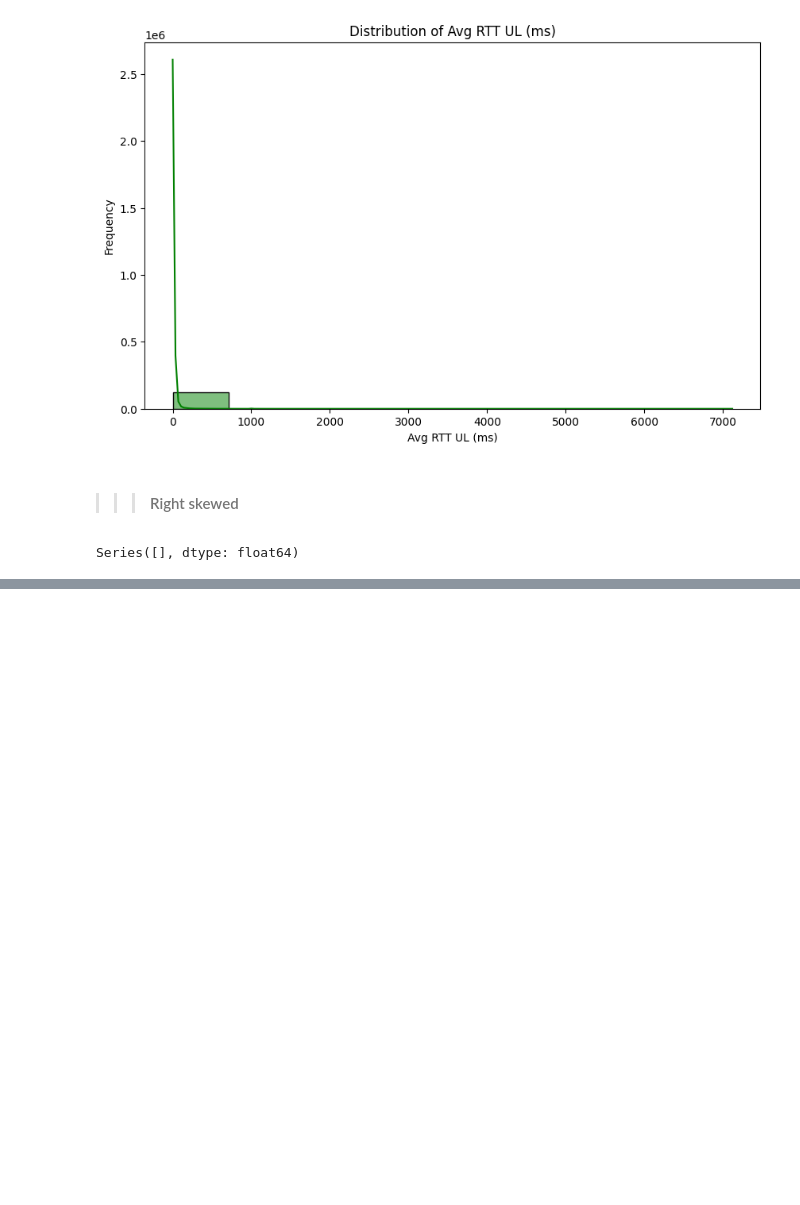
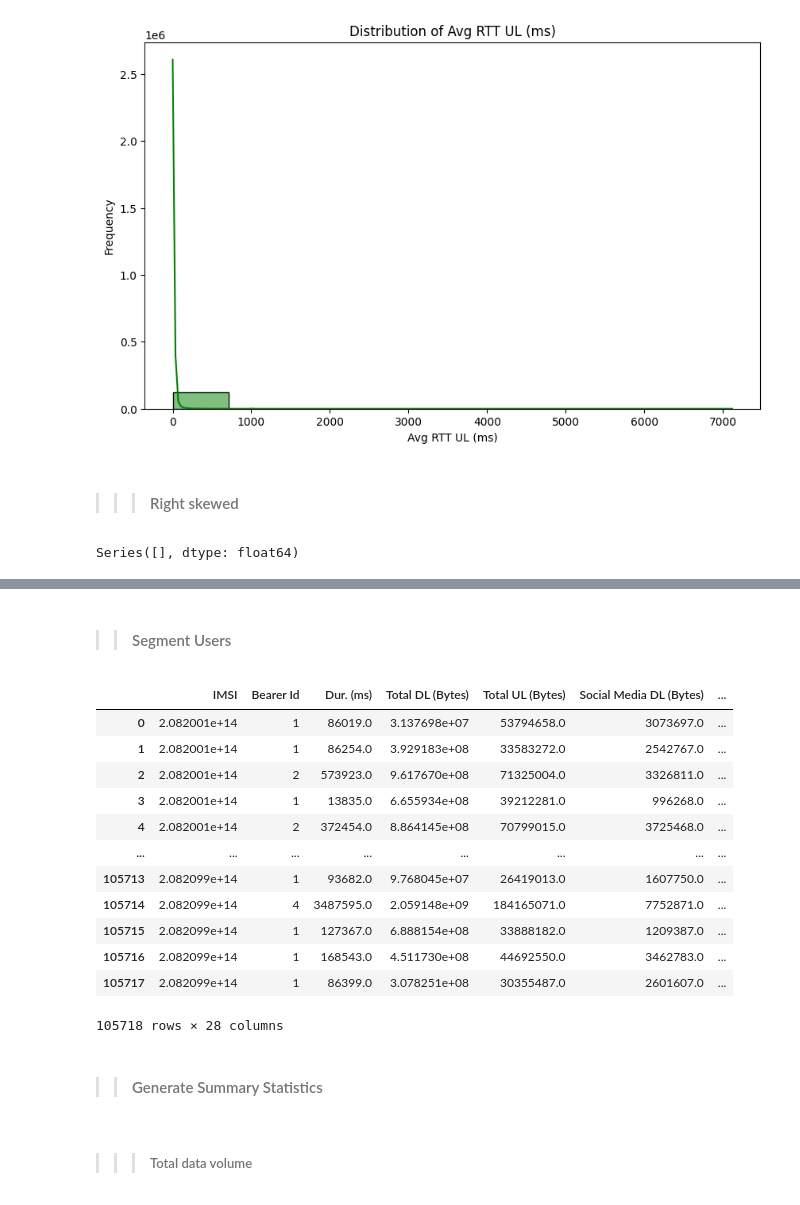
Before and after one commit to naolatomsa/TellCo, a Jupyter notebook: notebooks/userBehaviourAggregation.ipynb, the cells around one changed output, grey strips where cells are left out. Saved outputs shown, nothing was run; the diff lists cells and outputs as text; code cells hidden in the pictures; blank space fills up the shorter version.

```diff
--- a/notebooks/userBehaviourAggregation.ipynb
+++ b/notebooks/userBehaviourAggregation.ipynb
@@ -191,0 +287,2 @@ Series([], dtype: float64)
+# %% [markdown]
+>> #### Segment Users
@@ -191,0 +292,20 @@ Series([], dtype: float64)
+# %%
+user_aggregated
+# %% [output]
+|  | IMSI | Bearer Id | Dur. (ms) | Total DL (Bytes) | Total UL (Bytes) | Social Media DL (Bytes) | ... |
+| 0 | 2.082001e+14 | 1 | 86019.0 | 3.137698e+07 | 53794658.0 | 3073697.0 | ... |
+| 1 | 2.082001e+14 | 1 | 86254.0 | 3.929183e+08 | 33583272.0 | 2542767.0 | ... |
+| 2 | 2.082001e+14 | 2 | 573923.0 | 9.617670e+08 | 71325004.0 | 3326811.0 | ... |
+| 3 | 2.082001e+14 | 1 | 13835.0 | 6.655934e+08 | 39212281.0 | 996268.0 | ... |
+| 4 | 2.082001e+14 | 2 | 372454.0 | 8.864145e+08 | 70799015.0 | 3725468.0 | ... |
+| ... | ... | ... | ... | ... | ... | ... | ... |
+| 105713 | 2.082099e+14 | 1 | 93682.0 | 9.768045e+07 | 26419013.0 | 1607750.0 | ... |
+| 105714 | 2.082099e+14 | 4 | 3487595.0 | 2.059148e+09 | 184165071.0 | 7752871.0 | ... |
+| 105715 | 2.082099e+14 | 1 | 127367.0 | 6.888154e+08 | 33888182.0 | 1209387.0 | ... |
+| 105716 | 2.082099e+14 | 1 | 168543.0 | 4.511730e+08 | 44692550.0 | 3462783.0 | ... |
+| 105717 | 2.082099e+14 | 1 | 86399.0 | 3.078251e+08 | 30355487.0 | 2601607.0 | ... |
+105718 rows × 28 columns
+# %% [markdown]
+>> #### Generate Summary Statistics
+# %% [markdown]
+>>> ##### Total data volume
```
Also changed, not shown: parts of 27 cells of this notebook, 5 other files.
